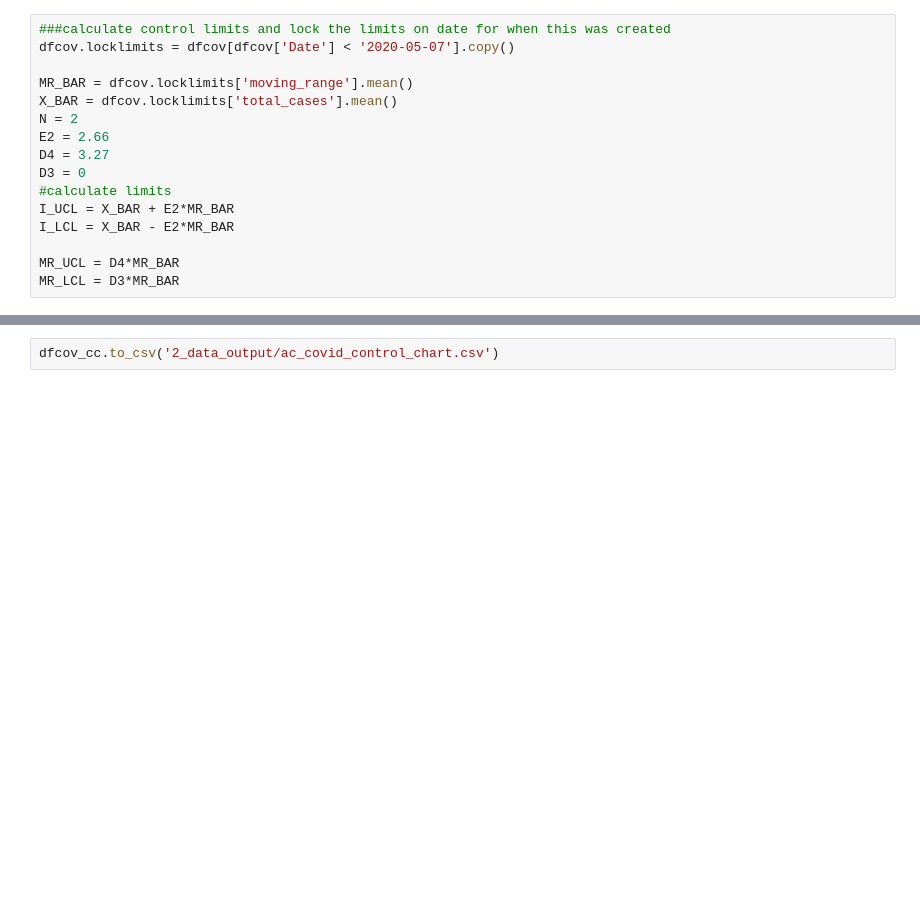
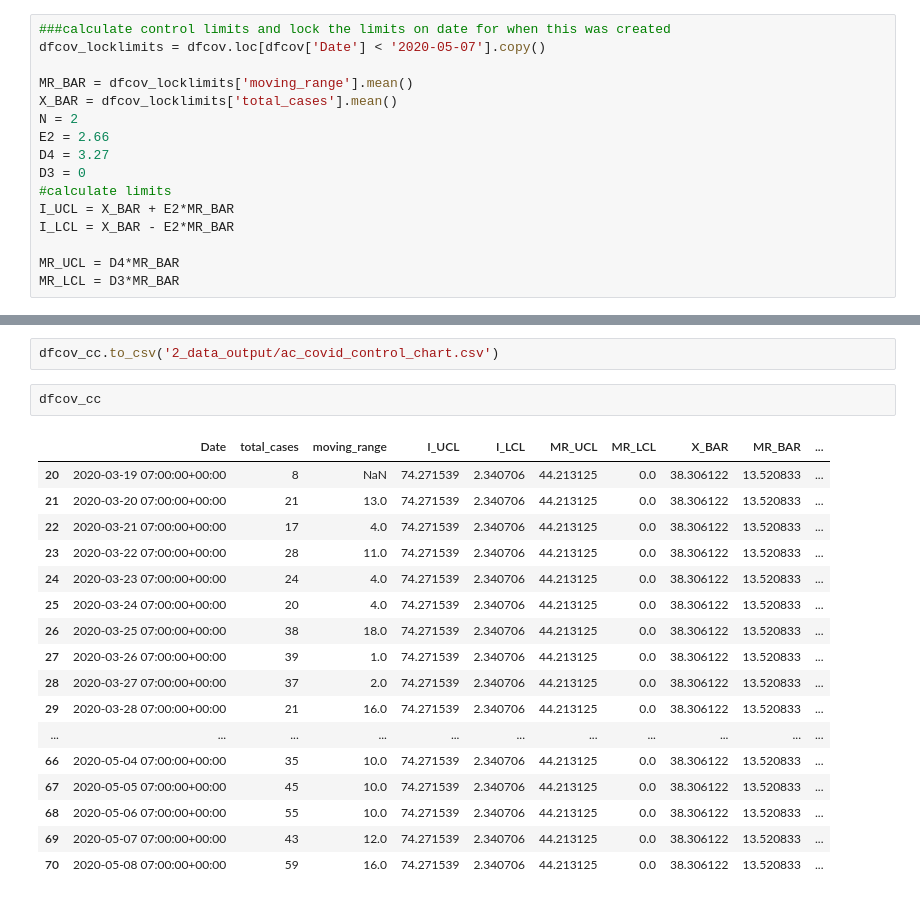
Before and after one commit to brentonh789/spc_tracking_of_covid_19_alameda_county_cases, a Jupyter notebook: control_chart_covid.ipynb, the cells around one changed output, grey strips where cells are left out. Cells and saved outputs as stored; diff of their text form; blank space fills up the shorter version.

```diff
--- a/control_chart_covid.ipynb
+++ b/control_chart_covid.ipynb
@@ -38,9 +38,9 @@ dfcov.head(5)
 # %%
 ###calculate control limits and lock the limits on date for when this was created
-dfcov.locklimits = dfcov[dfcov['Date'] < '2020-05-07'].copy()
+dfcov_locklimits = dfcov.loc[dfcov['Date'] < '2020-05-07'].copy()
 
-MR_BAR = dfcov.locklimits['moving_range'].mean()
-X_BAR = dfcov.locklimits['total_cases'].mean()
+MR_BAR = dfcov_locklimits['moving_range'].mean()
+X_BAR = dfcov_locklimits['total_cases'].mean()
 N = 2
 E2 = 2.66
 D4 = 3.27
@@ -66,3 +66,23 @@ dfcov_cc['I_control_flag'] = np.where((dfcov_cc['total_cases'] > dfcov_cc['I_UCL
 dfcov_cc['MR_control_flag'] = np.where((dfcov_cc['moving_range'] > dfcov_cc['MR_UCL']) | (dfcov_cc['moving_range'] < dfcov_cc['MR_LCL']) ,'out of control', 'in control')
 # %%
 dfcov_cc.to_csv('2_data_output/ac_covid_control_chart.csv')
+# %%
+dfcov_cc
+# %% [output]
+|  | Date | total_cases | moving_range | I_UCL | I_LCL | MR_UCL | MR_LCL | X_BAR | MR_BAR | ... |
+| 20 | 2020-03-19 07:00:00+00:00 | 8 | NaN | 74.271539 | 2.340706 | 44.213125 | 0.0 | 38.306122 | 13.520833 | ... |
+| 21 | 2020-03-20 07:00:00+00:00 | 21 | 13.0 | 74.271539 | 2.340706 | 44.213125 | 0.0 | 38.306122 | 13.520833 | ... |
+| 22 | 2020-03-21 07:00:00+00:00 | 17 | 4.0 | 74.271539 | 2.340706 | 44.213125 | 0.0 | 38.306122 | 13.520833 | ... |
+| 23 | 2020-03-22 07:00:00+00:00 | 28 | 11.0 | 74.271539 | 2.340706 | 44.213125 | 0.0 | 38.306122 | 13.520833 | ... |
+| 24 | 2020-03-23 07:00:00+00:00 | 24 | 4.0 | 74.271539 | 2.340706 | 44.213125 | 0.0 | 38.306122 | 13.520833 | ... |
+| 25 | 2020-03-24 07:00:00+00:00 | 20 | 4.0 | 74.271539 | 2.340706 | 44.213125 | 0.0 | 38.306122 | 13.520833 | ... |
+| 26 | 2020-03-25 07:00:00+00:00 | 38 | 18.0 | 74.271539 | 2.340706 | 44.213125 | 0.0 | 38.306122 | 13.520833 | ... |
+| 27 | 2020-03-26 07:00:00+00:00 | 39 | 1.0 | 74.271539 | 2.340706 | 44.213125 | 0.0 | 38.306122 | 13.520833 | ... |
+| 28 | 2020-03-27 07:00:00+00:00 | 37 | 2.0 | 74.271539 | 2.340706 | 44.213125 | 0.0 | 38.306122 | 13.520833 | ... |
+| 29 | 2020-03-28 07:00:00+00:00 | 21 | 16.0 | 74.271539 | 2.340706 | 44.213125 | 0.0 | 38.306122 | 13.520833 | ... |
+| ... | ... | ... | ... | ... | ... | ... | ... | ... | ... | ... |
+| 66 | 2020-05-04 07:00:00+00:00 | 35 | 10.0 | 74.271539 | 2.340706 | 44.213125 | 0.0 | 38.306122 | 13.520833 | ... |
+| 67 | 2020-05-05 07:00:00+00:00 | 45 | 10.0 | 74.271539 | 2.340706 | 44.213125 | 0.0 | 38.306122 | 13.520833 | ... |
+| 68 | 2020-05-06 07:00:00+00:00 | 55 | 10.0 | 74.271539 | 2.340706 | 44.213125 | 0.0 | 38.306122 | 13.520833 | ... |
+| 69 | 2020-05-07 07:00:00+00:00 | 43 | 12.0 | 74.271539 | 2.340706 | 44.213125 | 0.0 | 38.306122 | 13.520833 | ... |
+| 70 | 2020-05-08 07:00:00+00:00 | 59 | 16.0 | 74.271539 | 2.340706 | 44.213125 | 0.0 | 38.306122 | 13.520833 | ... |
```
Also changed, not shown: parts of 1 cell of this notebook, 2 other files.
